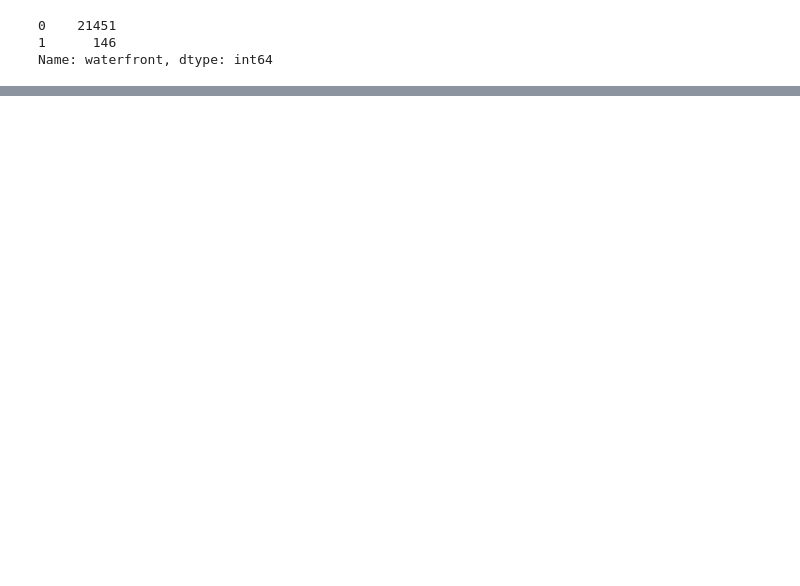
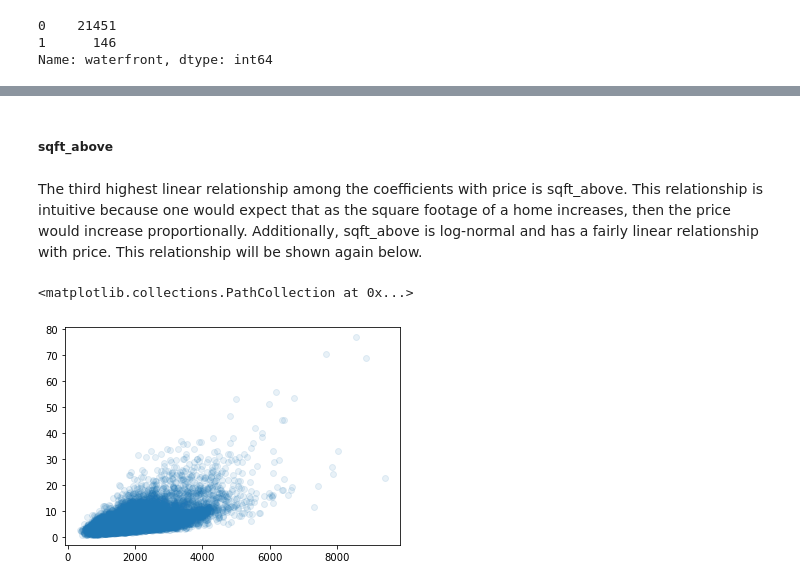
Before and after one commit to samoliver3/dsc-phase-2-project-v2-3, a Jupyter notebook: student.ipynb, the cells around one changed output, grey strips where cells are left out. Drawn from its saved outputs; the diff is of its cells as text; code cells hidden in the pictures; blank space fills up the shorter version.

```diff
--- a/student.ipynb
+++ b/student.ipynb
@@ -554,0 +575,9 @@ plt.scatter(df['waterfront'], df['price'] / 100_000, alpha=0.1)
+# %% [markdown]
+##### sqft_above
+# %% [markdown]
+The third highest linear relationship among the coefficients with price is sqft_above. This relationship is intuitive because one would expect that as the square footage of a home increases, then the price would increase proportionally. Additionally, sqft_above is log-normal and has a fairly linear relationship with price. This relationship will be shown again below.
+# %%
+plt.scatter(df['sqft_above'], df['price'] / 100_000, alpha=0.1)
+# %% [output]
+<matplotlib.collections.PathCollection at 0x...>
+[figure, added]
```
Also changed, not shown: parts of 8 cells of this notebook.
